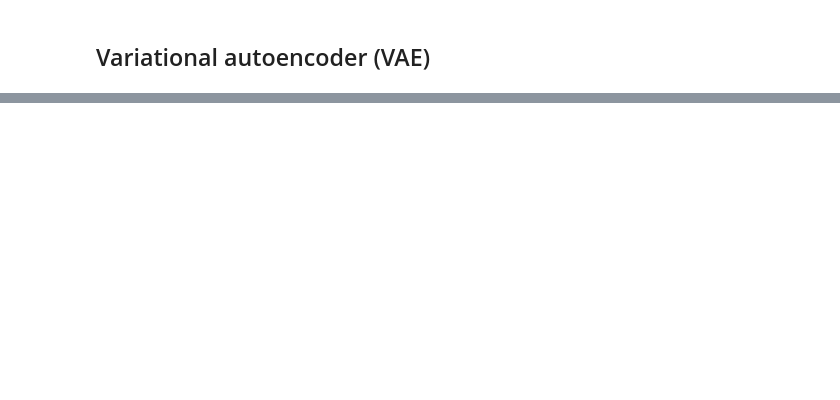
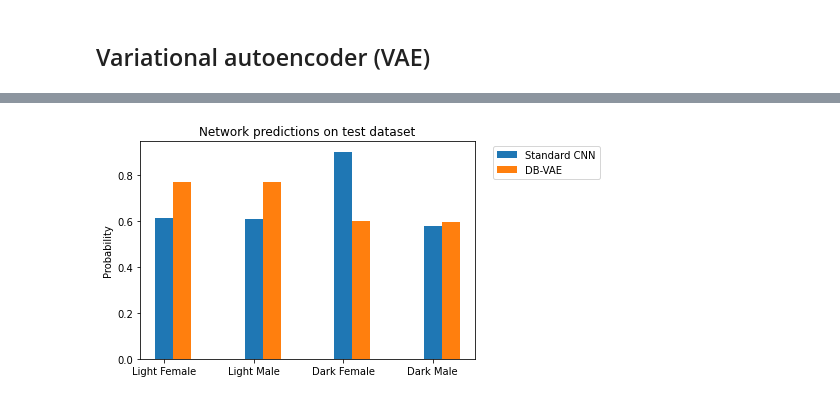
Before and after one commit to vishwanath103/MIT-DL-Course, a Jupyter notebook: Debiasing_Facial_Detection_Systems.ipynb, the cells around one changed output, grey strips where cells are left out. Saved outputs shown, nothing was run; the diff lists cells and outputs as text; code cells hidden in the pictures; blank space fills up the shorter version.

```diff
--- a/Debiasing_Facial_Detection_Systems.ipynb
+++ b/Debiasing_Facial_Detection_Systems.ipynb
@@ -202,0 +207,7 @@ def vae_loss_function(x, )
+# %%
+def sampling(z_mean, z_logsigma):
+  batch, latent_dim = z_mean.shape
+  epsilon = tf.random.normal(shape=(batch, latent_dim))
+
+  z = z_mean + tf.math.exp(0.5 * z_logsigma) * epsilon
+  return z
@@ -202,0 +216,13 @@ def vae_loss_function(x, )
+# %%
+def debiasing_loss_function(x, x_pred, y, y_logit, mu, logsigma):
+  vae_loss = vae_loss_function(x, x_pred, mu, logsigma)
+  classification_loss = tf.nn.sigmoid_cross_entropy_with_logits(labels=y, logits=y_logit)
+
+  face_indicator = tf.cast(tf.equal(y,1), tf.float32)
+
+  total_loss = tf.reduce_mean(
+      classification_loss +
+      face_indicator * vae_loss
+  )
+
+  return total_loss, classification_loss
@@ -202,0 +317,11 @@ def vae_loss_function(x, )
+# %%
+# Function to return the means for an input image batch
+def get_latent_mu(images, dbvae, batch_size=1024):
+  N = images.shape[0]
+  mu = np.zeros((N, latent_dim))
+  for start_ind in range(0, N, batch_size):
+    end_ind = min(start_ind+batch_size, N+1)
+    batch = (images[start_ind:end_ind]).astype(np.float32)/255.
+    _, batch_mu, _ = dbvae.encode(batch)
+    mu[start_ind:end_ind] = batch_mu
+  return mu
@@ -202,0 +425,12 @@ def vae_loss_function(x, )
+# %%
+dbvae_logits = [dbvae.predict(np.array(x, dtype=np.float32)) for x in test_faces]
+dbvae_probs = tf.squeeze(tf.sigmoid(dbvae_logits))
+
+xx = np.arange(len(keys))
+plt.bar(xx, standard_classifier_probs.numpy().mean(1), width=0.2, label="Standard CNN")
+plt.bar(xx+0.2, dbvae_probs.numpy().mean(1), width=0.2, label="DB-VAE")
+plt.xticks(xx, keys);
+plt.title("Network predictions on test dataset")
+plt.ylabel("Probability"); plt.legend(bbox_to_anchor=(1.04,1), loc="upper left");
+# %% [output]
+[figure, added]
```
Also changed, not shown: parts of 14 cells of this notebook.
